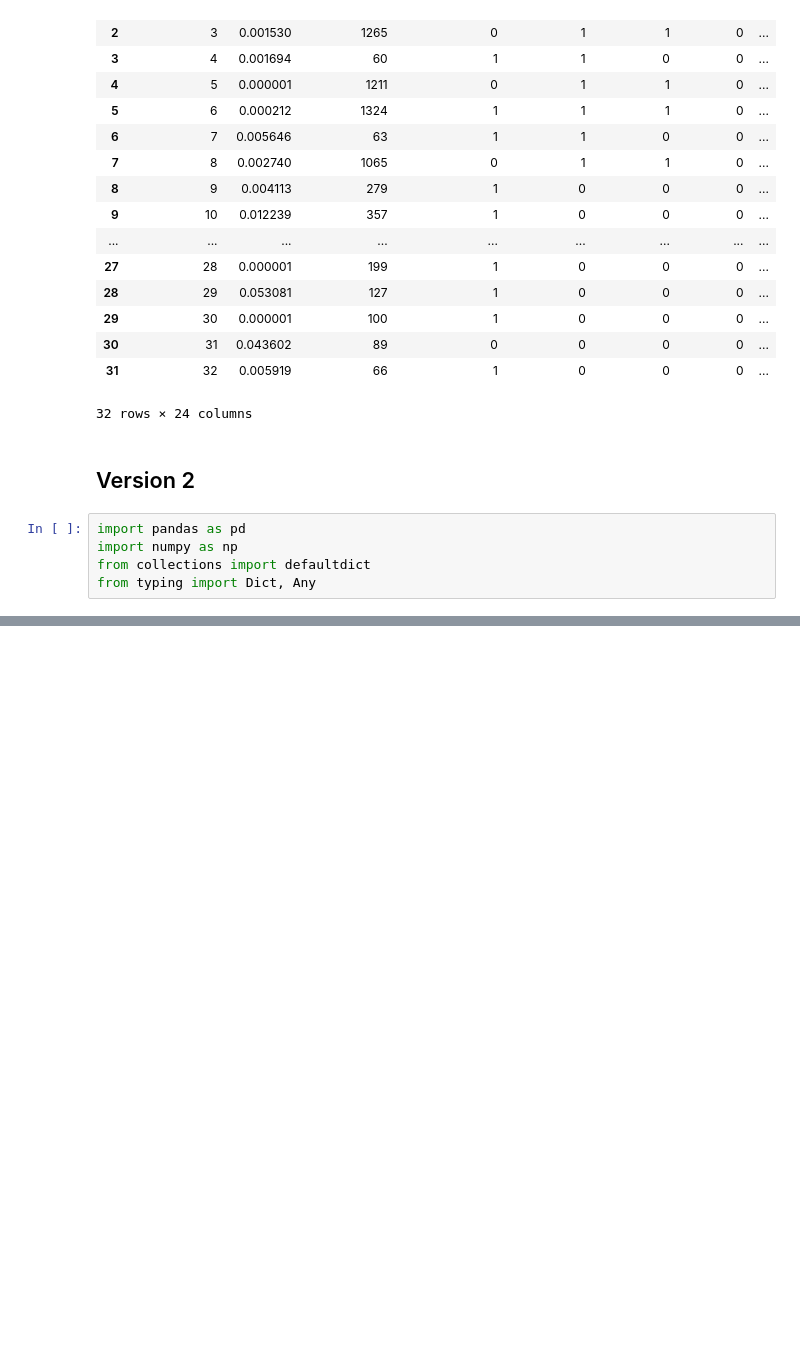
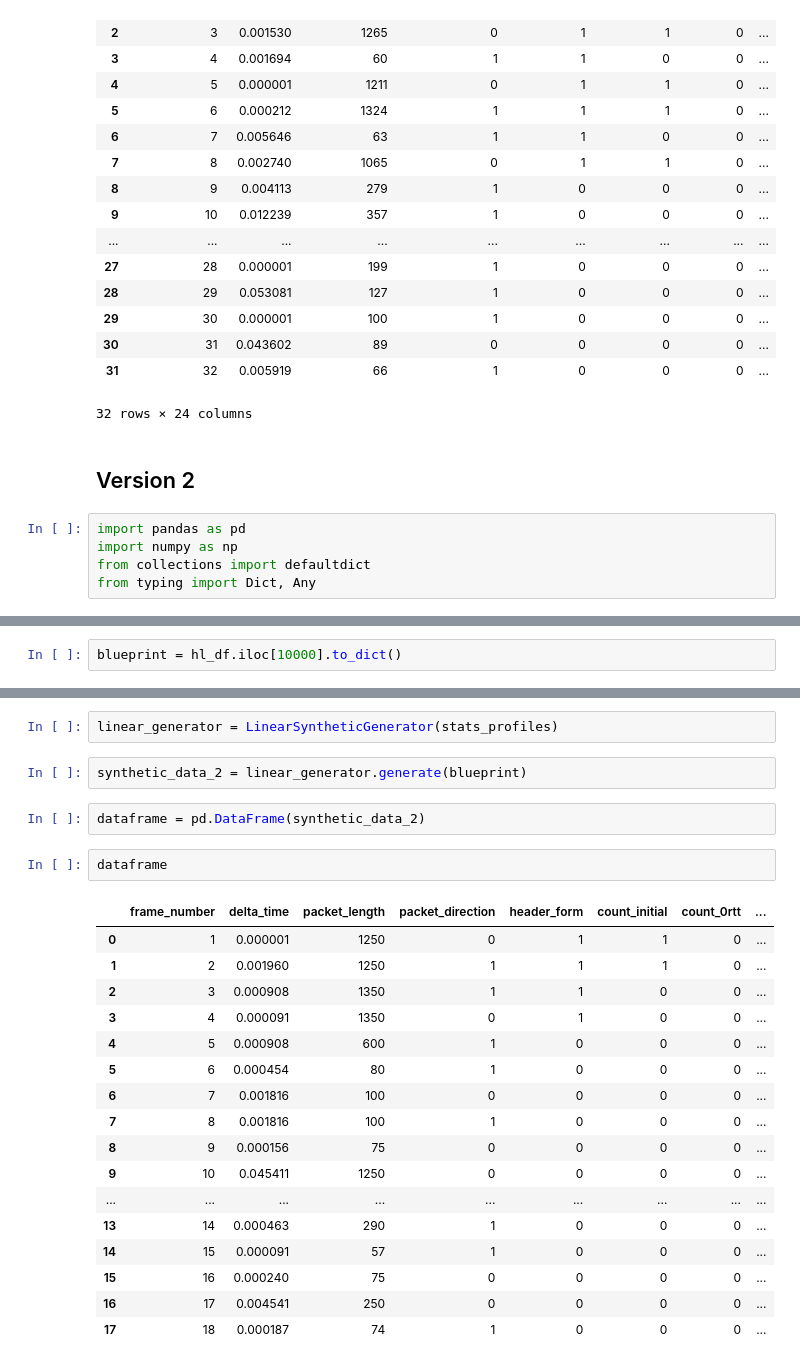
Before and after one commit to imets01/synthetic_network_data_gen, a Jupyter notebook: low_level_features/baseline_model/baseline_low_level_data_generation.ipynb, the cells around one changed output, grey strips where cells are left out. Drawn from its saved outputs; the diff is of its cells as text; blank space fills up the shorter version.

```diff
--- a/low_level_features/baseline_model/baseline_low_level_data_generation.ipynb
+++ b/low_level_features/baseline_model/baseline_low_level_data_generation.ipynb
@@ -1136,0 +1520,2 @@ class TrafficProfiler:
+# %%
+blueprint = hl_df.iloc[10000].to_dict()
@@ -1136,0 +1845,26 @@ class TrafficProfiler:
+# %%
+linear_generator = LinearSyntheticGenerator(stats_profiles)
+# %%
+synthetic_data_2 = linear_generator.generate(blueprint)
+# %%
+dataframe = pd.DataFrame(synthetic_data_2)
+# %%
+dataframe
+# %% [output]
+|  | frame_number | delta_time | packet_length | packet_direction | header_form | count_initial | count_0rtt | ... |
+| 0 | 1 | 0.000001 | 1250 | 0 | 1 | 1 | 0 | ... |
+| 1 | 2 | 0.001960 | 1250 | 1 | 1 | 1 | 0 | ... |
+| 2 | 3 | 0.000908 | 1350 | 1 | 1 | 0 | 0 | ... |
+| 3 | 4 | 0.000091 | 1350 | 0 | 1 | 0 | 0 | ... |
+| 4 | 5 | 0.000908 | 600 | 1 | 0 | 0 | 0 | ... |
+| 5 | 6 | 0.000454 | 80 | 1 | 0 | 0 | 0 | ... |
+| 6 | 7 | 0.001816 | 100 | 0 | 0 | 0 | 0 | ... |
+| 7 | 8 | 0.001816 | 100 | 1 | 0 | 0 | 0 | ... |
+| 8 | 9 | 0.000156 | 75 | 0 | 0 | 0 | 0 | ... |
+| 9 | 10 | 0.045411 | 1250 | 0 | 0 | 0 | 0 | ... |
+| ... | ... | ... | ... | ... | ... | ... | ... | ... |
+| 13 | 14 | 0.000463 | 290 | 1 | 0 | 0 | 0 | ... |
+| 14 | 15 | 0.000091 | 57 | 1 | 0 | 0 | 0 | ... |
+| 15 | 16 | 0.000240 | 75 | 0 | 0 | 0 | 0 | ... |
+| 16 | 17 | 0.004541 | 250 | 0 | 0 | 0 | 0 | ... |
+| 17 | 18 | 0.000187 | 74 | 1 | 0 | 0 | 0 | ... |
```
Also changed, not shown: parts of 19 cells of this notebook, 8 other files.
